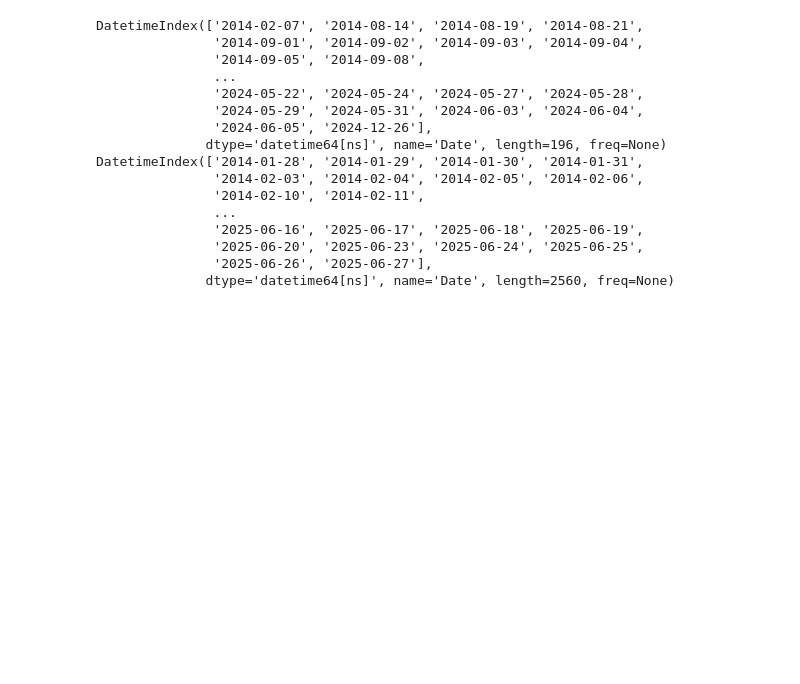
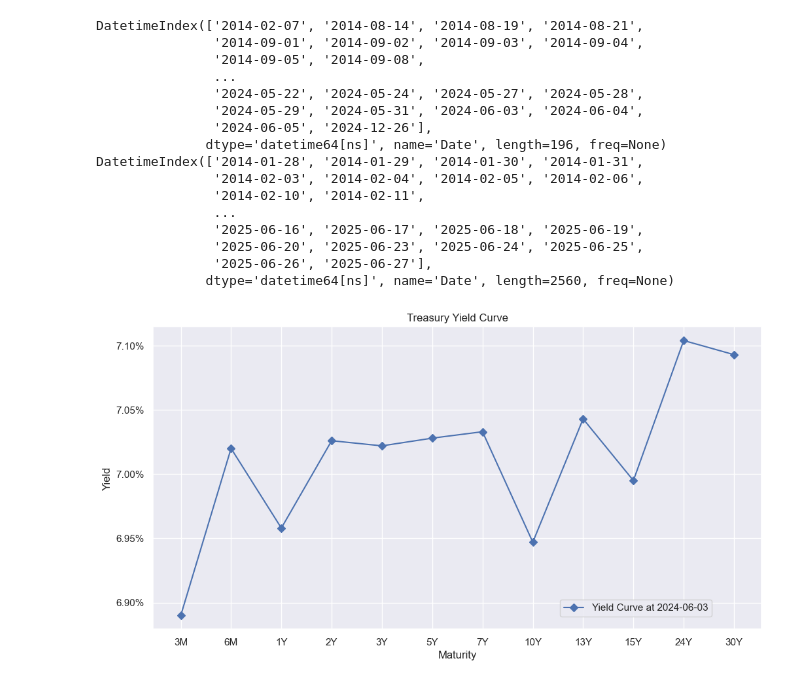
Before and after one commit to Aman19960110/yeild_curve_modeling, a Jupyter notebook: yield_curve_modeling.ipynb, the cells around one changed output. Cells and saved outputs as stored; diff of their text form; code cells hidden in the pictures; blank space fills up the shorter version.

```diff
--- a/yield_curve_modeling.ipynb
+++ b/yield_curve_modeling.ipynb
@@ -114,3 +114,7 @@ DatetimeIndex(['2014-01-28', '2014-01-29', '2014-01-30', '2014-01-31',
                '2025-06-20', '2025-06-23', '2025-06-24', '2025-06-25',
                '2025-06-26', '2025-06-27'],
               dtype='datetime64[ns]', name='Date', length=2560, freq=None)
+# %%
+plot_yield_curve('2024-06-03')
+# %% [output]
+[figure, added]
```
